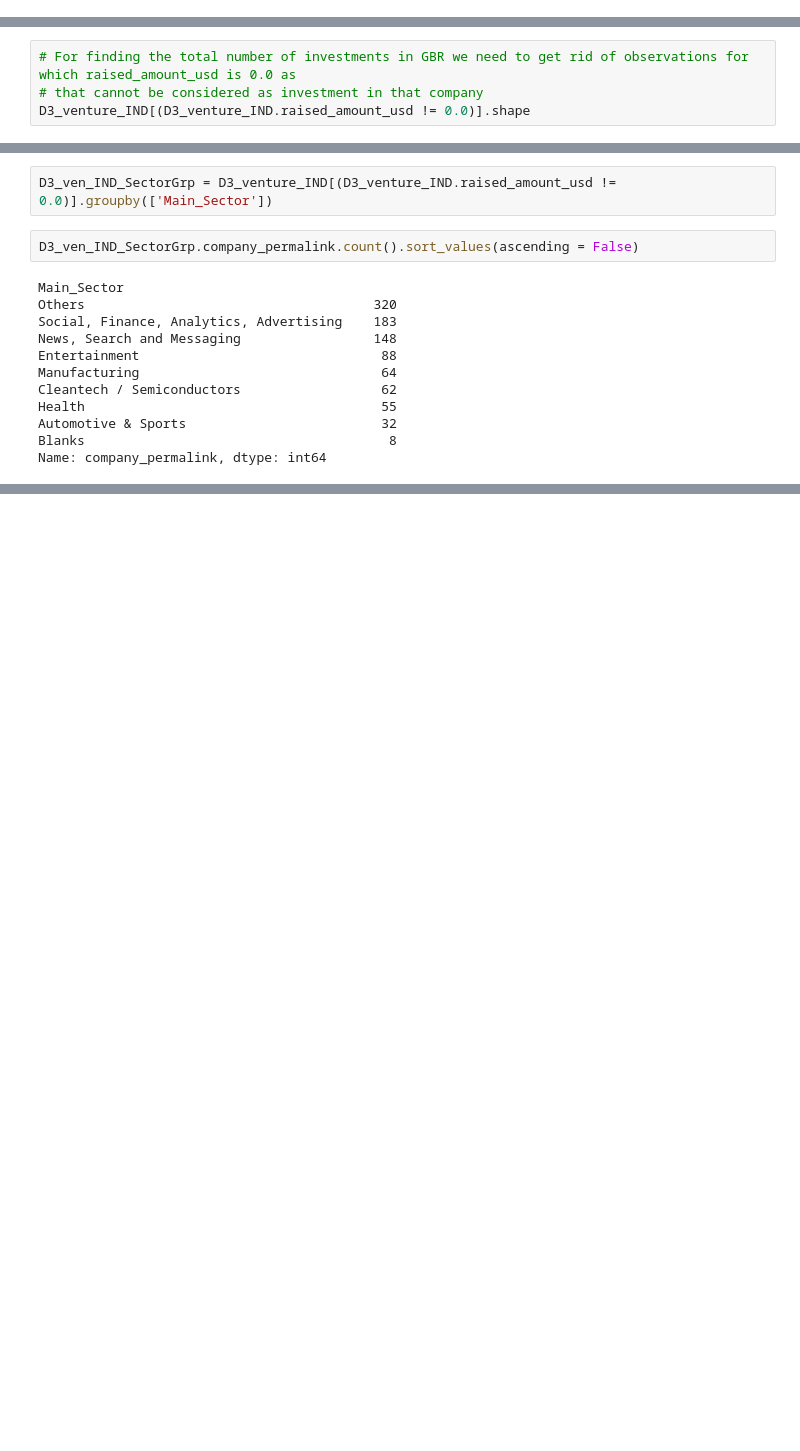
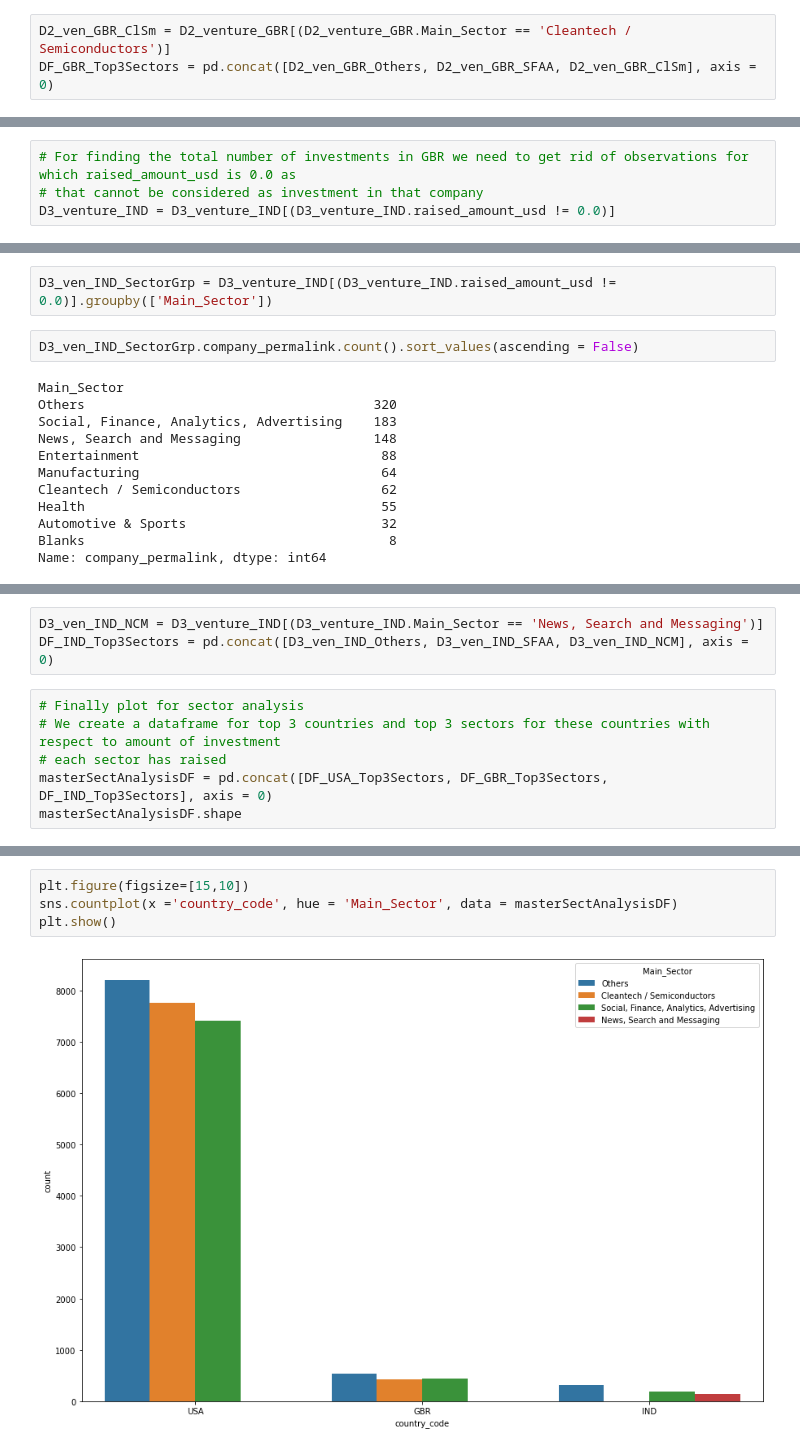
Before and after one commit to PCP4Dev/AI, a Jupyter notebook: InvestmentAssignment/Investment Assignment.ipynb, the cells around one changed output, grey strips where cells are left out. Saved outputs shown, nothing was run; the diff lists cells and outputs as text; blank space fills up the shorter version.

```diff
--- a/InvestmentAssignment/Investment Assignment.ipynb
+++ b/InvestmentAssignment/Investment Assignment.ipynb
@@ -696,6 +718,9 @@ D2_ven_GBR_SFAA[(D2_ven_GBR_SFAA.raised_amount_usd == D2_ven_GBR_SFAA.raised_amo
 # %% [output]
 |  | company_permalink | funding_round_type | funded_at | raised_amount_usd | name | category_list | status | ... |
 | 21905 | /ORGANIZATION/MEREO | venture | 29-07-2015 | 119000000.0 | Mereo | Consulting | operating | ... |
+# %%
+D2_ven_GBR_ClSm = D2_venture_GBR[(D2_venture_GBR.Main_Sector == 'Cleantech / Semiconductors')]
+DF_GBR_Top3Sectors = pd.concat([D2_ven_GBR_Others, D2_ven_GBR_SFAA, D2_ven_GBR_ClSm], axis = 0)
 # %%
 # Extracting the dataframe for country USA for venture funding type from master_frame_venture_EngSpeaking_Sector
 D3_venture_IND = master_frame_venture_EngSpeaking_Sector[(master_frame_venture_EngSpeaking_Sector.country_code == 'IND')]
@@ -705,4 +730,4 @@ D3_venture_IND.shape
 # %%
 # For finding the total number of investments in GBR we need to get rid of observations for which raised_amount_usd is 0.0 as
 # that cannot be considered as investment in that company
-D3_venture_IND[(D3_venture_IND.raised_amount_usd != 0.0)].shape
+D3_venture_IND = D3_venture_IND[(D3_venture_IND.raised_amount_usd != 0.0)]
@@ -740,3 +763,12 @@ D3_ven_IND_SFAA[(D3_ven_IND_SFAA.raised_amount_usd == D3_ven_IND_SFAA.raised_amo
 # %% [output]
 |  | company_permalink | funding_round_type | funded_at | raised_amount_usd | name | category_list | status | ... |
 | 32108 | /ORGANIZATION/SHOPCLUES-COM | venture | 19-01-2015 | 100000000.0 | ShopClues.com | Consumer Internet|E-Commerce|Shop... | operating | ... |
+# %%
+D3_ven_IND_NCM = D3_venture_IND[(D3_venture_IND.Main_Sector == 'News, Search and Messaging')]
+DF_IND_Top3Sectors = pd.concat([D3_ven_IND_Others, D3_ven_IND_SFAA, D3_ven_IND_NCM], axis = 0)
+# %%
+# Finally plot for sector analysis
+# We create a dataframe for top 3 countries and top 3 sectors for these countries with respect to amount of investment
+# each sector has raised
+masterSectAnalysisDF = pd.concat([DF_USA_Top3Sectors, DF_GBR_Top3Sectors, DF_IND_Top3Sectors], axis = 0)
+masterSectAnalysisDF.shape
@@ -742,0 +784,6 @@ D3_ven_IND_SFAA[(D3_ven_IND_SFAA.raised_amount_usd == D3_ven_IND_SFAA.raised_amo
+# %%
+plt.figure(figsize=[15,10])
+sns.countplot(x ='country_code', hue = 'Main_Sector', data = masterSectAnalysisDF)
+plt.show()
+# %% [output]
+[figure, added]
```
Also changed, not shown: parts of 17 cells of this notebook, 1 other file.
